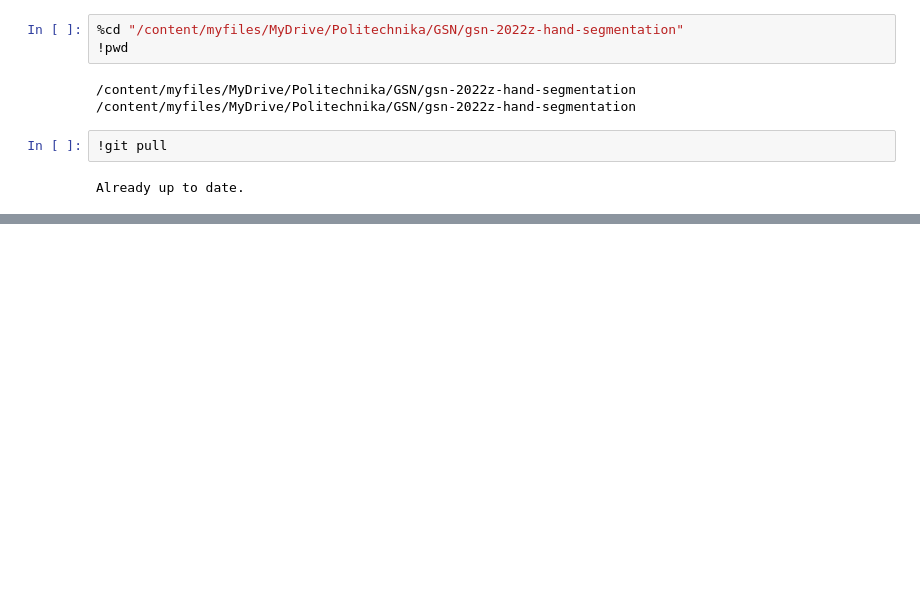
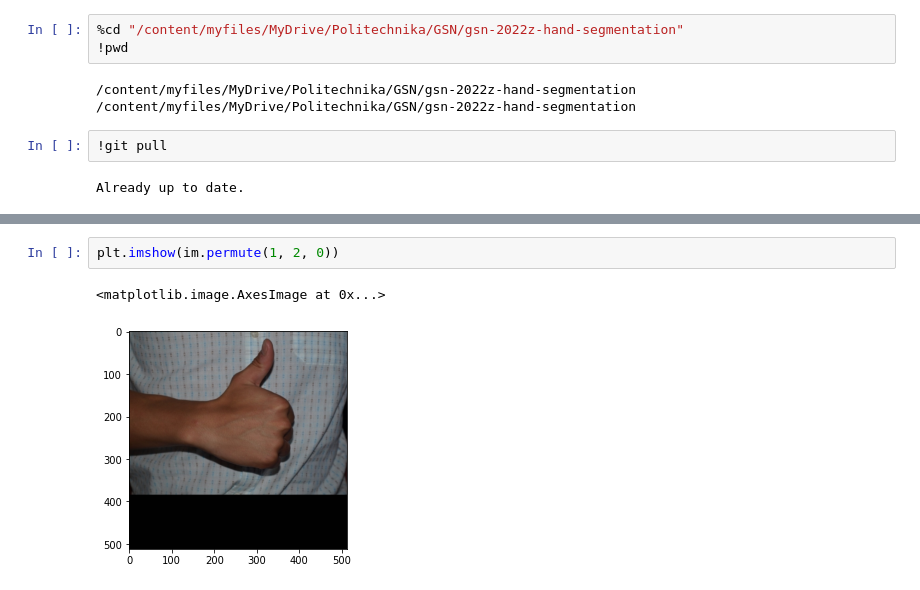
Before and after one commit to Maugosia/hand-segmentation-nn, a Jupyter notebook: load_data.ipynb, the cells around one changed output, grey strips where cells are left out. Saved outputs shown, nothing was run; the diff lists cells and outputs as text; blank space fills up the shorter version.

```diff
--- a/load_data.ipynb
+++ b/load_data.ipynb
@@ -17,0 +241,5 @@ Already up to date.
+# %%
+plt.imshow(im.permute(1, 2, 0))
+# %% [output]
+<matplotlib.image.AxesImage at 0x...>
+[figure, added]
```
Also changed, not shown: parts of 21 cells of this notebook.
